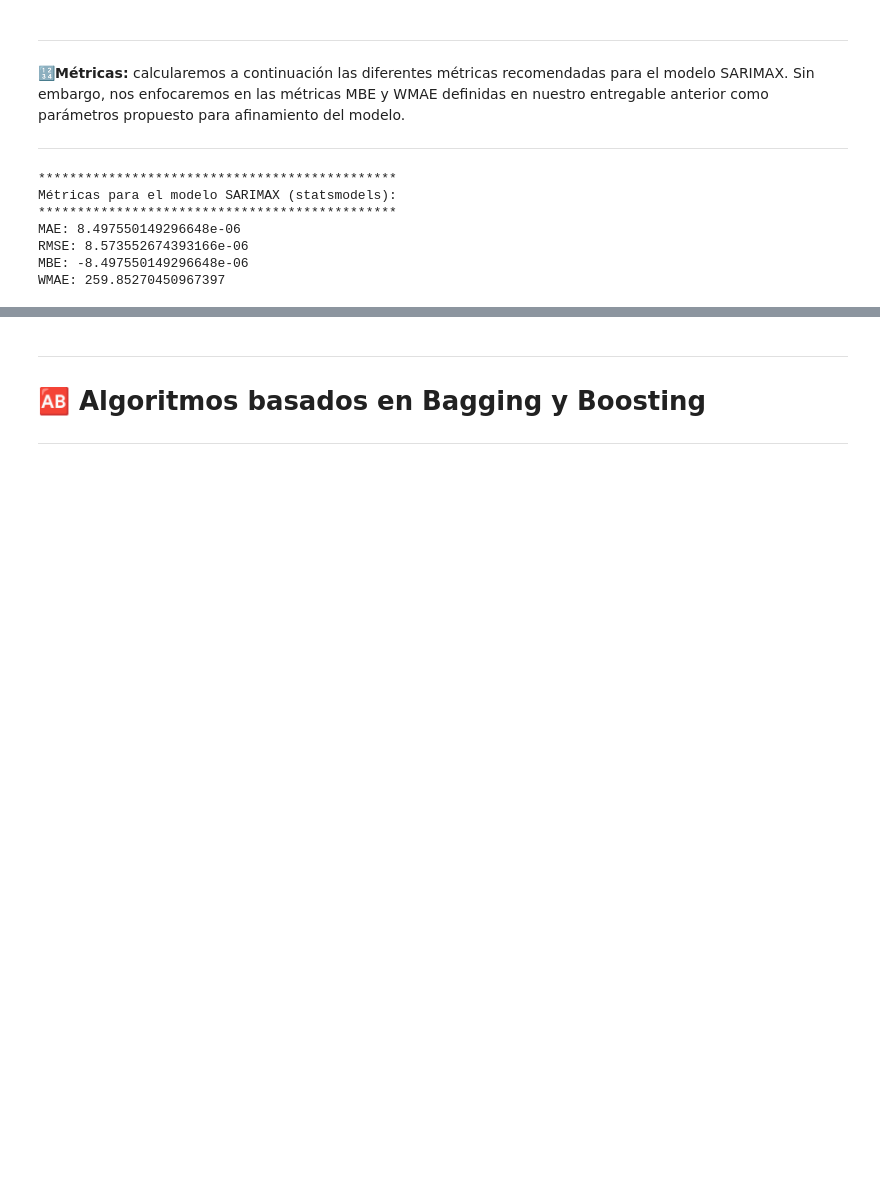
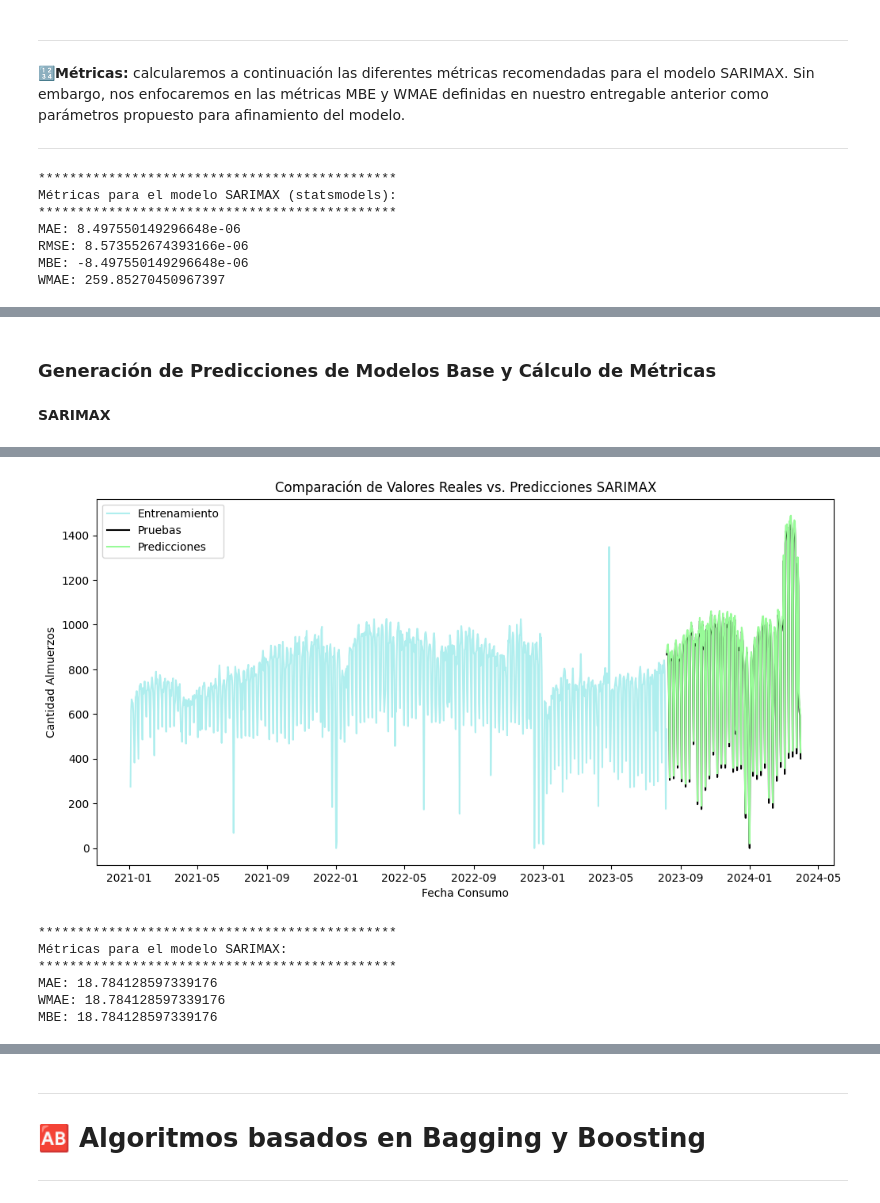
Before and after one commit to A01793509/Equipo_44, a Jupyter notebook: Avance5_44.ipynb, the cells around one changed output, grey strips where cells are left out. Drawn from its saved outputs; the diff is of its cells as text; code cells hidden in the pictures; blank space fills up the shorter version.

```diff
--- a/Avance5_44.ipynb
+++ b/Avance5_44.ipynb
@@ -442,0 +459,7 @@ dfmetricas.at[0,'Valor 2'] = mbe
+# %%
+# División en conjuntos de entrenamiento y prueba
+train_size = int(len(dfAlmuerzoAgrupado) * 0.8)
+train_endog = dfendog[:train_size]
+test_endog = dfendog[train_size:]
+train_exog = dfexog[:train_size]
+test_exog = dfexog[train_size:]
@@ -442,0 +485,66 @@ dfmetricas.at[0,'Valor 2'] = mbe
+# %%
+# Crear el DataFrame para almacenar las métricas
+data  = {'Modelo': ['SARIMAX','SVM', 'Stacking'],
+         'Metrica 1': ['WMAE','WMAE', 'WMAE'],'Valor 1':[0,0,0],
+         'Metrica 2': ['MBE','MBE', 'MBE'],'Valor 2':[0,0,0],
+         'Metrica 3': ['MAE','MAE', 'MAE'],'Valor 3':[0,0,0],}
+dfmetricas = pd.DataFrame(data)
+# %% [markdown]
+### Generación de Predicciones de Modelos Base y Cálculo de Métricas
+# %% [markdown]
+**SARIMAX**
+# %%
+# Definición de los parámetros del modelo SARIMAX
+p, d, q = 1, 2, 1
+P, D, Q, s = 1, 1, 1, 12
+
+# Entrenamiento del modelo SARIMAX
+Modelo_SARIMAX = sm.tsa.SARIMAX(train_endog, exog=train_exog, order=(p, d, q), seasonal_order=(P, D, Q, s))
+Resultados_SARIMAX = Modelo_SARIMAX.fit()
+
+# Predicciones con el modelo SARIMAX
+Fecha_Inicio = test_endog.index[0]
+Fecha_Fin = test_endog.index[-1]
+Prediccion_SARIMAX = Resultados_SARIMAX.get_prediction(start=Fecha_Inicio, end=Fecha_Fin, exog=test_exog)
+Prediccion_Final_SARIMAX = Prediccion_SARIMAX.predicted_mean
+Prediccion_CI_SARIMAX = Prediccion_SARIMAX.conf_int()
+
+# DataFrame comparativo
+dfComparativoPredSARIMAX = pd.concat([test_endog, Prediccion_Final_SARIMAX], axis=1)
+dfComparativoPredSARIMAX.columns = ['Real', 'Predicción']
+print("******************************************************")
+print("Las predicciones generadas con el modelo SARIMAX son:")
+print("******************************************************")
+print(dfComparativoPredSARIMAX)
+
+# Graficación de resultados
+plt.figure(figsize=(12, 6))
+plt.plot(train_endog, label='Entrenamiento', color='paleturquoise')
+plt.plot(test_endog, label='Pruebas', color='black')
+plt.plot(Prediccion_Final_SARIMAX, label='Predicciones', color='palegreen')
+plt.fill_between(Prediccion_CI_SARIMAX.index, Prediccion_CI_SARIMAX.iloc[:, 0], Prediccion_CI_SARIMAX.iloc[:, 1], color='k', alpha=0.2)
+plt.title('Comparación de Valores Reales vs. Predicciones SARIMAX')
+plt.xlabel('Fecha Consumo')
+plt.ylabel('Cantidad Almuerzos')
+plt.legend()
+plt.show()
+
+# Cálculo de métricas para SARIMAX
+MAE_SARIMAX = mean_absolute_error(test_endog, Prediccion_Final_SARIMAX)
+Pesos = np.ones_like(test_endog)
+absolute_errors = np.abs(Prediccion_Final_SARIMAX - test_endog)
+WMAE_SARIMAX = np.sum(Pesos * absolute_errors) / np.sum(Pesos)
+MBE_SARIMAX = (Prediccion_Final_SARIMAX - test_endog).mean()
+
+# Actualización del DataFrame de métricas para SARIMAX
+dfmetricas.at[0,'Valor 1'] = WMAE_SARIMAX
+dfmetricas.at[0,'Valor 2'] = MBE_SARIMAX
+dfmetricas.at[0,'Valor 3'] = MAE_SARIMAX
+
+print(f'**********************************************')
+print(f'Métricas para el modelo SARIMAX:')
+print(f'**********************************************')
+print(f'MAE: {MAE_SARIMAX}')
+print(f'WMAE: {WMAE_SARIMAX}')
+print(f'MBE: {MBE_SARIMAX}')
+# %% [output]
@@ -442,0 +568,7 @@ dfmetricas.at[0,'Valor 2'] = mbe
+[figure, added]
+**********************************************
+Métricas para el modelo SARIMAX:
+**********************************************
+MAE: 18.784128597339176
+WMAE: 18.784128597339176
+MBE: 18.784128597339176
```
Also changed, not shown: parts of 22 cells of this notebook.
